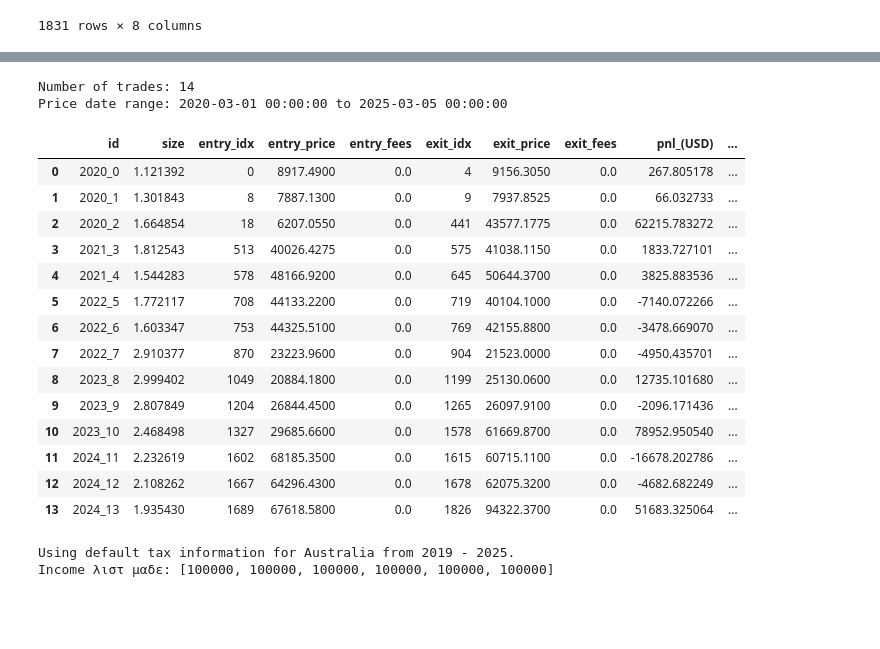
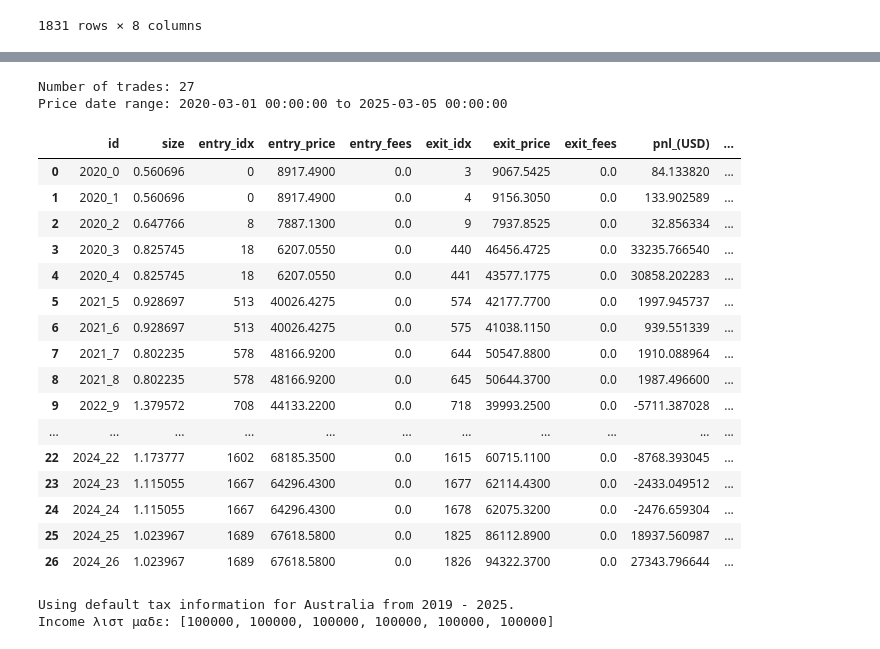
Before and after one commit to HelloThereMatey/vbt_tax, a Jupyter notebook: vbt_bitty_42Macro.ipynb, the cells around one changed output, grey strips where cells are left out. Saved outputs shown, nothing was run; the diff lists cells and outputs as text; code cells hidden in the pictures; blank space fills up the shorter version.

```diff
--- a/vbt_bitty_42Macro.ipynb
+++ b/vbt_bitty_42Macro.ipynb
@@ -160,11 +204,11 @@ checkit
 # %%
-mw_recent = dataf.loc["2020-03-01":checkit.index[-1]].copy()
-mw_recent["macWeath_coefficient"] = mw_recent["signal"].apply(lambda x: 1.0 if x == "green" else 0.5)
+# mw_recent = dataf.loc["2020-03-01":checkit.index[-1]].copy()
+# mw_recent["macWeath_coefficient"] = mw_recent["signal"].apply(lambda x: 1.0 if x == "green" else 0.5)
 
-mad_sig = mw_recent["macWeath_coefficient"].copy()
-mad_sig = mad_sig.reindex(index = checkit.index, method = "ffill")
-checkit = pd.concat([checkit, mad_sig], axis=1)
-checkit["42M_KISS_Siggie"] = checkit["orders_regime"]* checkit["macWeath_coefficient"]
+# mad_sig = mw_recent["macWeath_coefficient"].copy()
+# mad_sig = mad_sig.reindex(index = checkit.index, method = "ffill")
+# checkit = pd.concat([checkit, mad_sig], axis=1)
+# checkit["42M_KISS_Siggie"] = checkit["orders_regime"]* checkit["macWeath_coefficient"]
 #checkit.drop(columns={"macWeath_coefficient"}, inplace=True)
 #ordat = checkit["42M_KISS_Siggie"]
 
@@ -173,13 +217,6 @@ checkit["42M_KISS_Siggie"] = checkit["orders_regime"]* checkit["macWeath_coeffic
 # checkit["asset_diff2(%)"] = checkit["asset_2(%)"].diff()
 # checkit
 
-# checkit.loc[checkit.index[0], "asset_diff2(%)"] = 1
-# for i in range(len(checkit[1:])):
-#     if checkit.loc[checkit.index[i], "asset_2(%)"] == checkit.loc[checkit.index[i-1], "asset_2(%)"]:
-#         checkit.loc[checkit.index[i], "asset_diff2(%)"] = np.nan
-#     else:
-#         checkit.loc[checkit.index[i], "asset_diff2(%)"] = checkit.loc[checkit.index[i], "asset_2(%)"]
-
 # checkit.loc[checkit.index[0], "asset_diff2(%)"] = 1.0
 #checkit.drop("asset_diff(%)", axis = 1,  inplace = True)
 # checkit.to_excel(vbt_dir+fdel+"all_data.xlsx", index=True)
@@ -215,7 +243,8 @@ full_inout = vbt.Portfolio.from_signals(
     entries=entries1,
     exits=exits1,
     init_cash=10000,
-    freq='1D'
+    freq='1D',
+    fees=0.01 # 1% fees per trade
 )
 
 inout_ords = vbt.Portfolio.from_orders(
@@ -224,7 +253,8 @@ inout_ords = vbt.Portfolio.from_orders(
     direction="longonly",
     size_type='targetpercent',
     init_cash=10000,
-    freq='1D'
+    freq='1D',
+    fees=0.01 # 1% fees per trade
 )
 
 less_ords = vbt.Portfolio.from_orders(
@@ -233,7 +263,8 @@ less_ords = vbt.Portfolio.from_orders(
     direction="longonly",
     size_type='targetpercent',
     init_cash=10000,
-    freq='1D'
+    freq='1D',
+    fees=0.01 # 1% fees per trade
 )
 
 cpf_fo = vbt.Portfolio.from_orders(
@@ -242,7 +273,8 @@ cpf_fo = vbt.Portfolio.from_orders(
     direction="longonly",
     size_type="targetpercent",
     init_cash=10000,
-    freq='1D'
+    freq='1D',
+    fees=0.01 # 1% fees per trade
 )
 
 full_sig = vbt.Portfolio.from_orders(
@@ -251,7 +283,8 @@ full_sig = vbt.Portfolio.from_orders(
     direction="longonly",
     size_type="targetpercent",
     init_cash=10000,
-    freq='1D'
+    freq='1D',
+    fees=0.01 # 1% fees per trade
 )
 
 full_sig_mod = vbt.Portfolio.from_orders(
@@ -260,7 +293,8 @@ full_sig_mod = vbt.Portfolio.from_orders(
     direction="longonly",
     size_type="targetpercent",
     init_cash=10000,
-    freq='1D'
+    freq='1D',
+    fees=0.01 # 1% fees per trade
 )
 
 full_sig_mod2 = vbt.Portfolio.from_orders(
@@ -269,6 +303,7 @@ full_sig_mod2 = vbt.Portfolio.from_orders(
     direction="longonly",
     size_type="targetpercent",
     init_cash=10000,
-    freq='1D'
+    freq='1D',
+    fees=0.01 # 1% fees per trade
 )
 # %%
@@ -407,4 +463,3 @@ aud = pd.read_excel(vbt_dir+fdel+"AUDUSD.xlsx", index_col=0, parse_dates=True)
 # %%
-checkit["audusd"] = aud.copy()
 checkit
 # %% [output]
@@ -425,26 +480,28 @@ checkit
 # %%
 import taxCalcs
 # %%
-trades = taxCalcs.create_trades_df(less_ords, checkit["price"], checkit["audusd"], checkit["orders_regime"])
+trades = taxCalcs.create_trades_df(full_sig_mod2, checkit["price"], checkit["audusd"], checkit["asset_diff2(%)"])
 trades
 # %% [output]
-Number of trades: 14
+Number of trades: 27
 Price date range: 2020-03-01 00:00:00 to 2025-03-05 00:00:00
 |  | id | size | entry_idx | entry_price | entry_fees | exit_idx | exit_price | exit_fees | pnl_(USD) | ... |
-| 0 | 2020_0 | 1.121392 | 0 | 8917.4900 | 0.0 | 4 | 9156.3050 | 0.0 | 267.805178 | ... |
-| 1 | 2020_1 | 1.301843 | 8 | 7887.1300 | 0.0 | 9 | 7937.8525 | 0.0 | 66.032733 | ... |
-| 2 | 2020_2 | 1.664854 | 18 | 6207.0550 | 0.0 | 441 | 43577.1775 | 0.0 | 62215.783272 | ... |
-| 3 | 2021_3 | 1.812543 | 513 | 40026.4275 | 0.0 | 575 | 41038.1150 | 0.0 | 1833.727101 | ... |
-| 4 | 2021_4 | 1.544283 | 578 | 48166.9200 | 0.0 | 645 | 50644.3700 | 0.0 | 3825.883536 | ... |
-| 5 | 2022_5 | 1.772117 | 708 | 44133.2200 | 0.0 | 719 | 40104.1000 | 0.0 | -7140.072266 | ... |
-| 6 | 2022_6 | 1.603347 | 753 | 44325.5100 | 0.0 | 769 | 42155.8800 | 0.0 | -3478.669070 | ... |
-| 7 | 2022_7 | 2.910377 | 870 | 23223.9600 | 0.0 | 904 | 21523.0000 | 0.0 | -4950.435701 | ... |
-| 8 | 2023_8 | 2.999402 | 1049 | 20884.1800 | 0.0 | 1199 | 25130.0600 | 0.0 | 12735.101680 | ... |
-| 9 | 2023_9 | 2.807849 | 1204 | 26844.4500 | 0.0 | 1265 | 26097.9100 | 0.0 | -2096.171436 | ... |
-| 10 | 2023_10 | 2.468498 | 1327 | 29685.6600 | 0.0 | 1578 | 61669.8700 | 0.0 | 78952.950540 | ... |
-| 11 | 2024_11 | 2.232619 | 1602 | 68185.3500 | 0.0 | 1615 | 60715.1100 | 0.0 | -16678.202786 | ... |
-| 12 | 2024_12 | 2.108262 | 1667 | 64296.4300 | 0.0 | 1678 | 62075.3200 | 0.0 | -4682.682249 | ... |
-| 13 | 2024_13 | 1.935430 | 1689 | 67618.5800 | 0.0 | 1826 | 94322.3700 | 0.0 | 51683.325064 | ... |
+| 0 | 2020_0 | 0.560696 | 0 | 8917.4900 | 0.0 | 3 | 9067.5425 | 0.0 | 84.133820 | ... |
+| 1 | 2020_1 | 0.560696 | 0 | 8917.4900 | 0.0 | 4 | 9156.3050 | 0.0 | 133.902589 | ... |
+| 2 | 2020_2 | 0.647766 | 8 | 7887.1300 | 0.0 | 9 | 7937.8525 | 0.0 | 32.856334 | ... |
+| 3 | 2020_3 | 0.825745 | 18 | 6207.0550 | 0.0 | 440 | 46456.4725 | 0.0 | 33235.766540 | ... |
+| 4 | 2020_4 | 0.825745 | 18 | 6207.0550 | 0.0 | 441 | 43577.1775 | 0.0 | 30858.202283 | ... |
+| 5 | 2021_5 | 0.928697 | 513 | 40026.4275 | 0.0 | 574 | 42177.7700 | 0.0 | 1997.945737 | ... |
+| 6 | 2021_6 | 0.928697 | 513 | 40026.4275 | 0.0 | 575 | 41038.1150 | 0.0 | 939.551339 | ... |
+| 7 | 2021_7 | 0.802235 | 578 | 48166.9200 | 0.0 | 644 | 50547.8800 | 0.0 | 1910.088964 | ... |
+| 8 | 2021_8 | 0.802235 | 578 | 48166.9200 | 0.0 | 645 | 50644.3700 | 0.0 | 1987.496600 | ... |
+| 9 | 2022_9 | 1.379572 | 708 | 44133.2200 | 0.0 | 718 | 39993.2500 | 0.0 | -5711.387028 | ... |
+| ... | ... | ... | ... | ... | ... | ... | ... | ... | ... | ... |
+| 22 | 2024_22 | 1.173777 | 1602 | 68185.3500 | 0.0 | 1615 | 60715.1100 | 0.0 | -8768.393045 | ... |
+| 23 | 2024_23 | 1.115055 | 1667 | 64296.4300 | 0.0 | 1677 | 62114.4300 | 0.0 | -2433.049512 | ... |
+| 24 | 2024_24 | 1.115055 | 1667 | 64296.4300 | 0.0 | 1678 | 62075.3200 | 0.0 | -2476.659304 | ... |
+| 25 | 2024_25 | 1.023967 | 1689 | 67618.5800 | 0.0 | 1825 | 86112.8900 | 0.0 | 18937.560987 | ... |
+| 26 | 2024_26 | 1.023967 | 1689 | 67618.5800 | 0.0 | 1826 | 94322.3700 | 0.0 | 27343.796644 | ... |
 # %%
 tax, trades = taxCalcs.tax_calc(trades, 100000)
 tax
```
Also changed, not shown: parts of 29 cells of this notebook, 3 other files.
